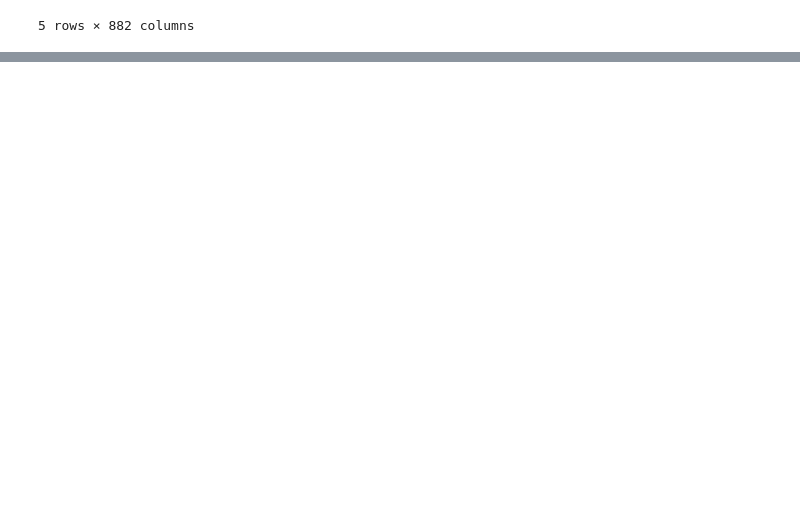
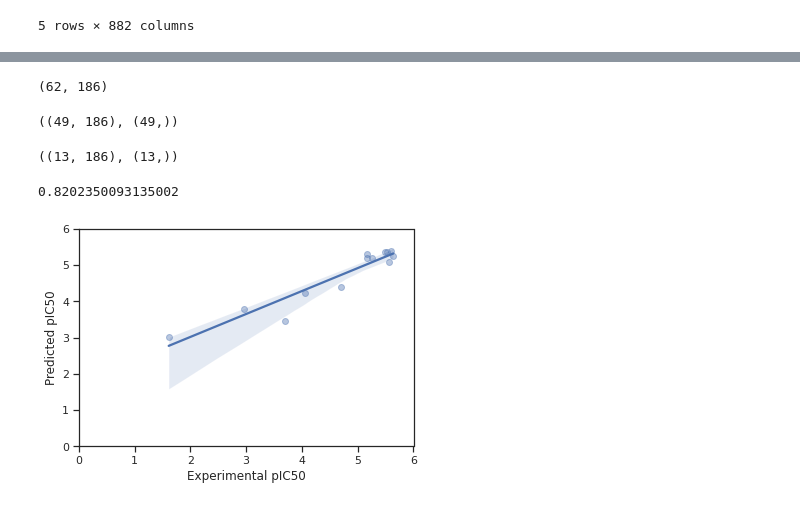
Before and after one commit to galib96/drug-discovery-ml, a Jupyter notebook: Bioinformatics_Drug_Discovery_Using_Machine_Learning.ipynb, the cells around one changed output, grey strips where cells are left out. Drawn from its saved outputs; the diff is of its cells as text; code cells hidden in the pictures; blank space fills up the shorter version.

Commit message:
Built SVM regression model

```diff
--- a/Bioinformatics_Drug_Discovery_Using_Machine_Learning.ipynb
+++ b/Bioinformatics_Drug_Discovery_Using_Machine_Learning.ipynb
@@ -504,0 +518,49 @@ data_xy.to_csv('data with descriptors padel.csv', index=False)
+# %%
+# remove low variance features
+
+from sklearn.feature_selection import VarianceThreshold
+selection = VarianceThreshold(threshold=(0.8*(1-0.8)))
+X = selection.fit_transform(X)
+X.shape
+# %% [output]
+(62, 186)
+# %%
+# data split into train and test set
+
+from sklearn.model_selection import train_test_split
+
+x_train, x_test, y_train, y_test = train_test_split(X, Y, test_size = 0.2)
+# %%
+x_train.shape, y_train.shape
+# %% [output]
+((49, 186), (49,))
+# %%
+x_test.shape, y_test.shape
+# %% [output]
+((13, 186), (13,))
+# %%
+from sklearn.svm import SVR
+
+np.random.seed(42)
+
+svm_model = SVR(C=1.0, epsilon=0.2)
+svm_model.fit(x_train, y_train)
+
+s1 = svm_model.score(x_test, y_test)
+s1
+# %% [output]
+0.8202350093135002
+# %%
+y_pred = svm_model.predict(x_test)
+# %%
+# plotting predicted vs actual data
+
+ax = sns.regplot(y_test, y_pred, scatter_kws={'alpha':0.4})
+ax.set_xlabel('Experimental pIC50')
+ax.set_ylabel('Predicted pIC50')
+ax.set_xlim(0, 6)
+ax.set_ylim(0, 6)
+
+plt.show()
+# %% [output]
+[figure, added]
```
Also changed, not shown: parts of 5 cells of this notebook.
